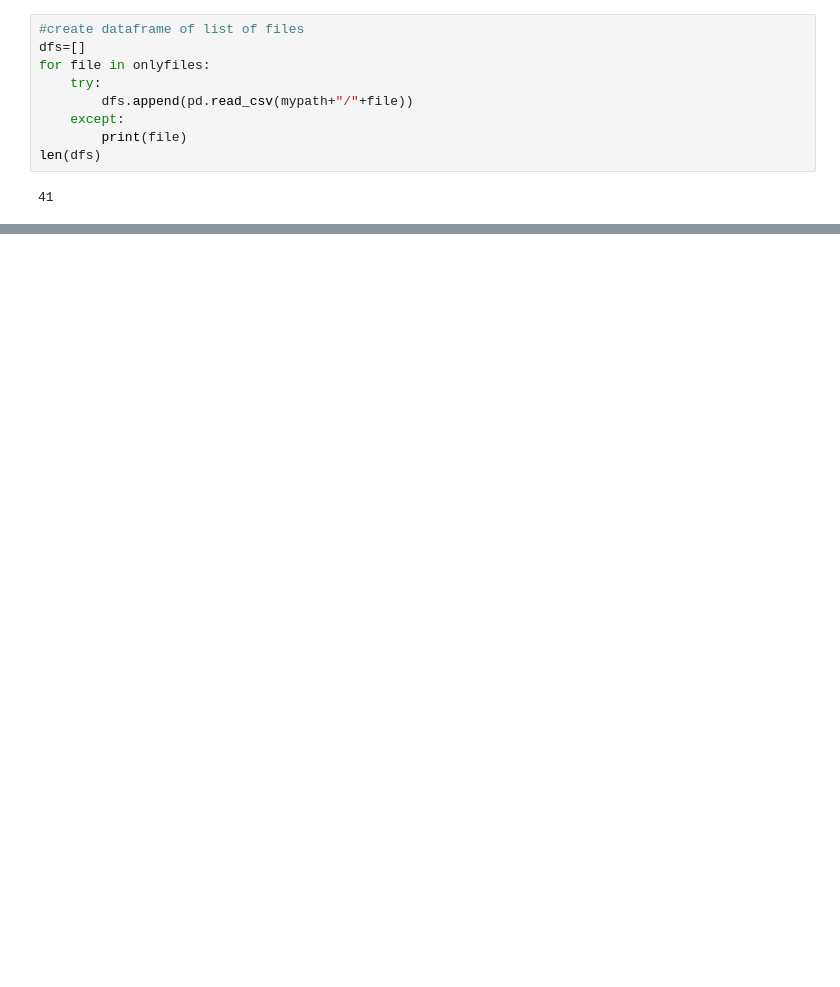
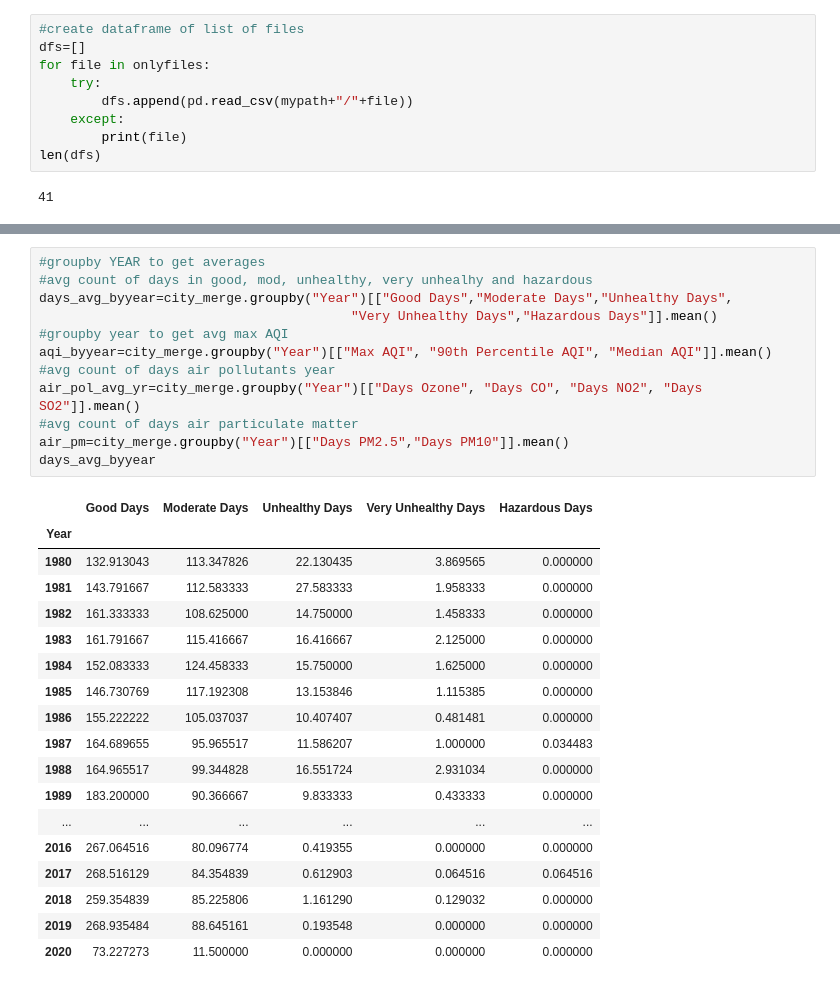
Before and after one commit to BrianDouglas/Climate_Soluctions, a Jupyter notebook: notebooks/Katherine.ipynb, the cells around one changed output, grey strips where cells are left out. Drawn from its saved outputs; the diff is of its cells as text; blank space fills up the shorter version.

```diff
--- a/notebooks/Katherine.ipynb
+++ b/notebooks/Katherine.ipynb
@@ -110,0 +118,31 @@ Name: Year, dtype: int64
+# %%
+#groupby YEAR to get averages
+#avg count of days in good, mod, unhealthy, very unhealhy and hazardous
+days_avg_byyear=city_merge.groupby("Year")[["Good Days","Moderate Days","Unhealthy Days",
+                                        "Very Unhealthy Days","Hazardous Days"]].mean()
+#groupby year to get avg max AQI
+aqi_byyear=city_merge.groupby("Year")[["Max AQI", "90th Percentile AQI", "Median AQI"]].mean()
+#avg count of days air pollutants year
+air_pol_avg_yr=city_merge.groupby("Year")[["Days Ozone", "Days CO", "Days NO2", "Days SO2"]].mean()
+#avg count of days air particulate matter
+air_pm=city_merge.groupby("Year")[["Days PM2.5","Days PM10"]].mean()
+days_avg_byyear
+# %% [output]
+|  | Good Days | Moderate Days | Unhealthy Days | Very Unhealthy Days | Hazardous Days |
+| Year |  |  |  |  |  |
+| 1980 | 132.913043 | 113.347826 | 22.130435 | 3.869565 | 0.000000 |
+| 1981 | 143.791667 | 112.583333 | 27.583333 | 1.958333 | 0.000000 |
+| 1982 | 161.333333 | 108.625000 | 14.750000 | 1.458333 | 0.000000 |
+| 1983 | 161.791667 | 115.416667 | 16.416667 | 2.125000 | 0.000000 |
+| 1984 | 152.083333 | 124.458333 | 15.750000 | 1.625000 | 0.000000 |
+| 1985 | 146.730769 | 117.192308 | 13.153846 | 1.115385 | 0.000000 |
+| 1986 | 155.222222 | 105.037037 | 10.407407 | 0.481481 | 0.000000 |
+| 1987 | 164.689655 | 95.965517 | 11.586207 | 1.000000 | 0.034483 |
+| 1988 | 164.965517 | 99.344828 | 16.551724 | 2.931034 | 0.000000 |
+| 1989 | 183.200000 | 90.366667 | 9.833333 | 0.433333 | 0.000000 |
+| ... | ... | ... | ... | ... | ... |
+| 2016 | 267.064516 | 80.096774 | 0.419355 | 0.000000 | 0.000000 |
+| 2017 | 268.516129 | 84.354839 | 0.612903 | 0.064516 | 0.064516 |
+| 2018 | 259.354839 | 85.225806 | 1.161290 | 0.129032 | 0.000000 |
+| 2019 | 268.935484 | 88.645161 | 0.193548 | 0.000000 | 0.000000 |
+| 2020 | 73.227273 | 11.500000 | 0.000000 | 0.000000 | 0.000000 |
```
Also changed, not shown: parts of 13 cells of this notebook, 3 other files.
